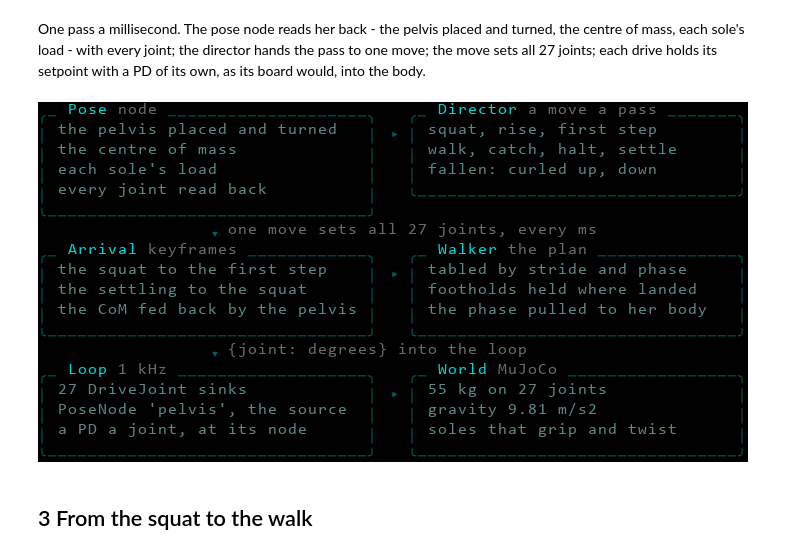
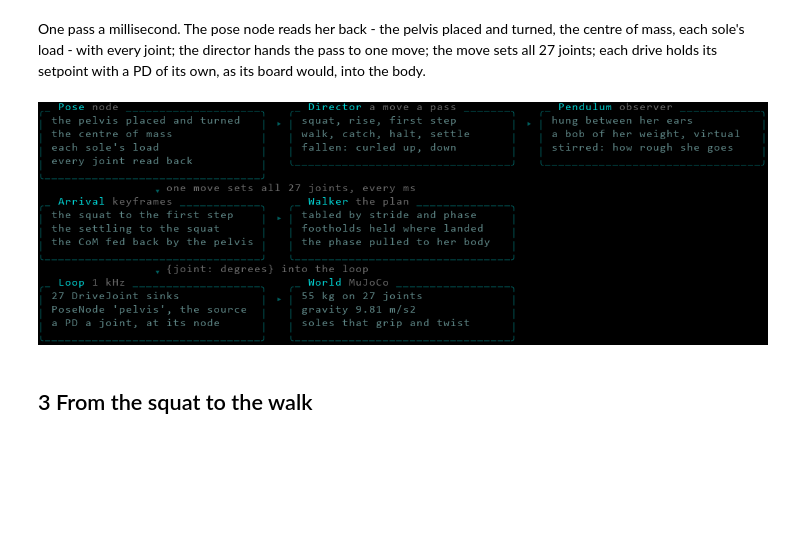
Before and after one commit to rogerisaksson/coaxial_63100, a Jupyter notebook: notebook_examples/director.ipynb, the cells around one changed output. Drawn from its saved outputs; the diff is of its cells as text; code cells hidden in the pictures; blank space fills up the shorter version.

```diff
--- a/notebook_examples/director.ipynb
+++ b/notebook_examples/director.ipynb
@@ -16,30 +16,32 @@ One pass a millisecond. The pose node reads her back - the pelvis placed and tur
 # %%
 from machine import Machine, ansi
 from machine.director import Director
 from machine.modes import DYNAMIC
 from machine.wiring import blocks
 
 body = Machine.discover('gynoid', execution_mode=DYNAMIC)
 body.arm()
 world = body.nodes['pelvis'].world
 director = Director(body, cadence=0.85)
 ansi.image(blocks([
     ([('Pose', 'node', ['the pelvis placed and turned', 'the centre of mass',
                         "each sole's load", 'every joint read back']),
       ('Director', 'a move a pass', ['squat, rise, first step', 'walk, catch, halt, settle',
-                                     'fallen: curled up, down'])],
+                                     'fallen: curled up, down']),
+      ('Pendulum', 'observer', ['hung between her ears', 'a bob of her weight, virtual',
+                                'stirred: how rough she goes'])],
      'one move sets all 27 joints, every ms'),
     ([('Arrival', 'keyframes', ['the squat to the first step', 'the settling to the squat',
                                 'the CoM fed back by the pelvis']),
       ('Walker', 'the plan', ['tabled by stride and phase', 'footholds held where landed',
                               'the phase pulled to her body'])],
      '{joint: degrees} into the loop'),
     ([('Loop', '1 kHz', ['27 DriveJoint sinks', "PoseNode 'pelvis', the source",
                          'a PD a joint, at its node']),
       ('World', 'MuJoCo', ['55 kg on 27 joints', 'gravity 9.81 m/s2',
                            'soles that grip and twist'])], None)], width=34))
 # %% [output]
-[figure, old version]
+[figure, new version]
 # %% [markdown]
 ## 3 From the squat to the walk
 # %% [markdown]
```
Also changed, not shown: parts of 6 cells of this notebook, 12 other files.
